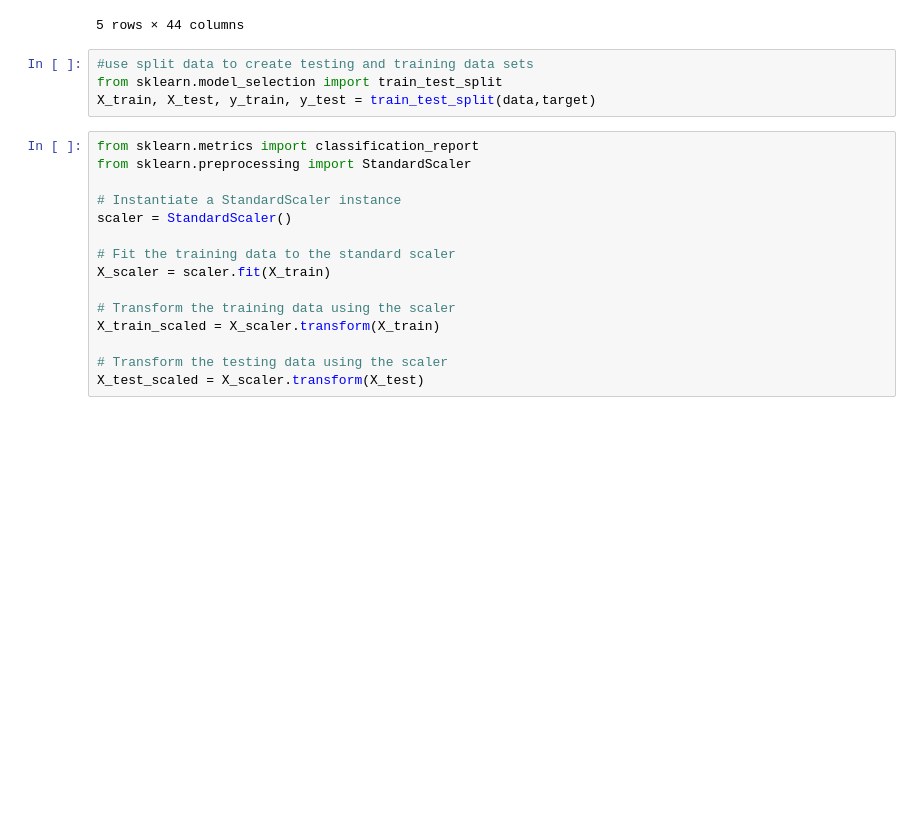
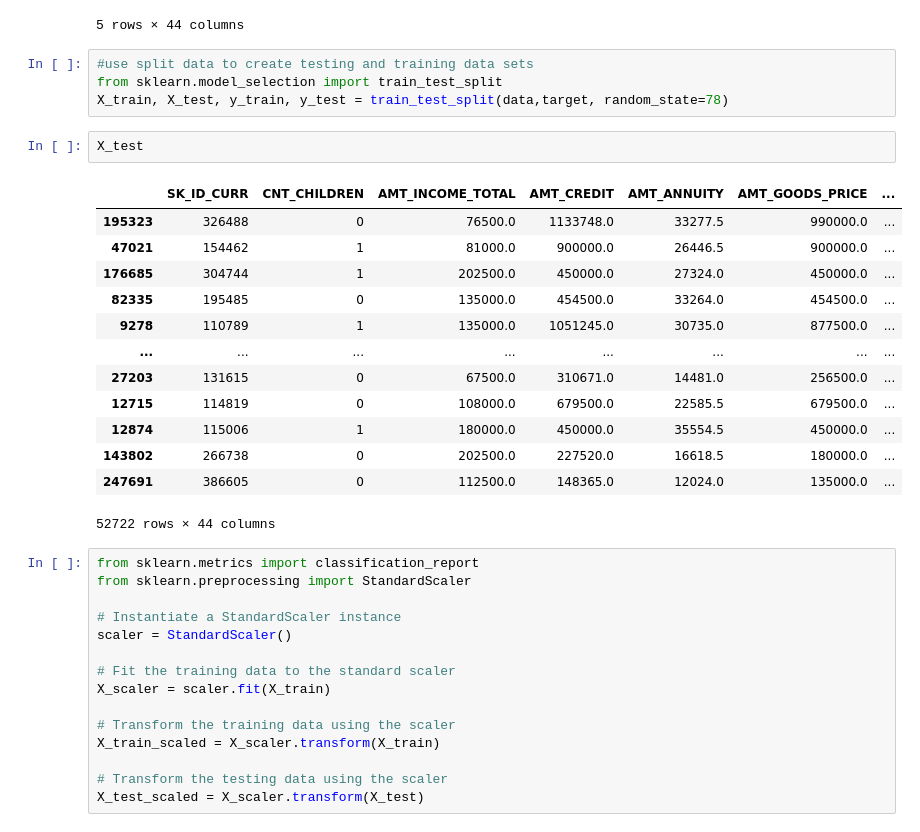
Before and after one commit to troyflood94/final_project, a Jupyter notebook: Praise/work_file_ps.ipynb, the cells around one changed output. Drawn from its saved outputs; the diff is of its cells as text; blank space fills up the shorter version.

```diff
--- a/Praise/work_file_ps.ipynb
+++ b/Praise/work_file_ps.ipynb
@@ -87,7 +86,23 @@ data.head()
 # %%
 #use split data to create testing and training data sets
 from sklearn.model_selection import train_test_split
-X_train, X_test, y_train, y_test = train_test_split(data,target)
+X_train, X_test, y_train, y_test = train_test_split(data,target, random_state=78)
+# %%
+X_test
+# %% [output]
+|  | SK_ID_CURR | CNT_CHILDREN | AMT_INCOME_TOTAL | AMT_CREDIT | AMT_ANNUITY | AMT_GOODS_PRICE | ... |
+| 195323 | 326488 | 0 | 76500.0 | 1133748.0 | 33277.5 | 990000.0 | ... |
+| 47021 | 154462 | 1 | 81000.0 | 900000.0 | 26446.5 | 900000.0 | ... |
+| 176685 | 304744 | 1 | 202500.0 | 450000.0 | 27324.0 | 450000.0 | ... |
+| 82335 | 195485 | 0 | 135000.0 | 454500.0 | 33264.0 | 454500.0 | ... |
+| 9278 | 110789 | 1 | 135000.0 | 1051245.0 | 30735.0 | 877500.0 | ... |
+| ... | ... | ... | ... | ... | ... | ... | ... |
+| 27203 | 131615 | 0 | 67500.0 | 310671.0 | 14481.0 | 256500.0 | ... |
+| 12715 | 114819 | 0 | 108000.0 | 679500.0 | 22585.5 | 679500.0 | ... |
+| 12874 | 115006 | 1 | 180000.0 | 450000.0 | 35554.5 | 450000.0 | ... |
+| 143802 | 266738 | 0 | 202500.0 | 227520.0 | 16618.5 | 180000.0 | ... |
+| 247691 | 386605 | 0 | 112500.0 | 148365.0 | 12024.0 | 135000.0 | ... |
+52722 rows × 44 columns
 # %%
 from sklearn.metrics import classification_report
 from sklearn.preprocessing import StandardScaler
```
Also changed, not shown: parts of 2 cells of this notebook.
